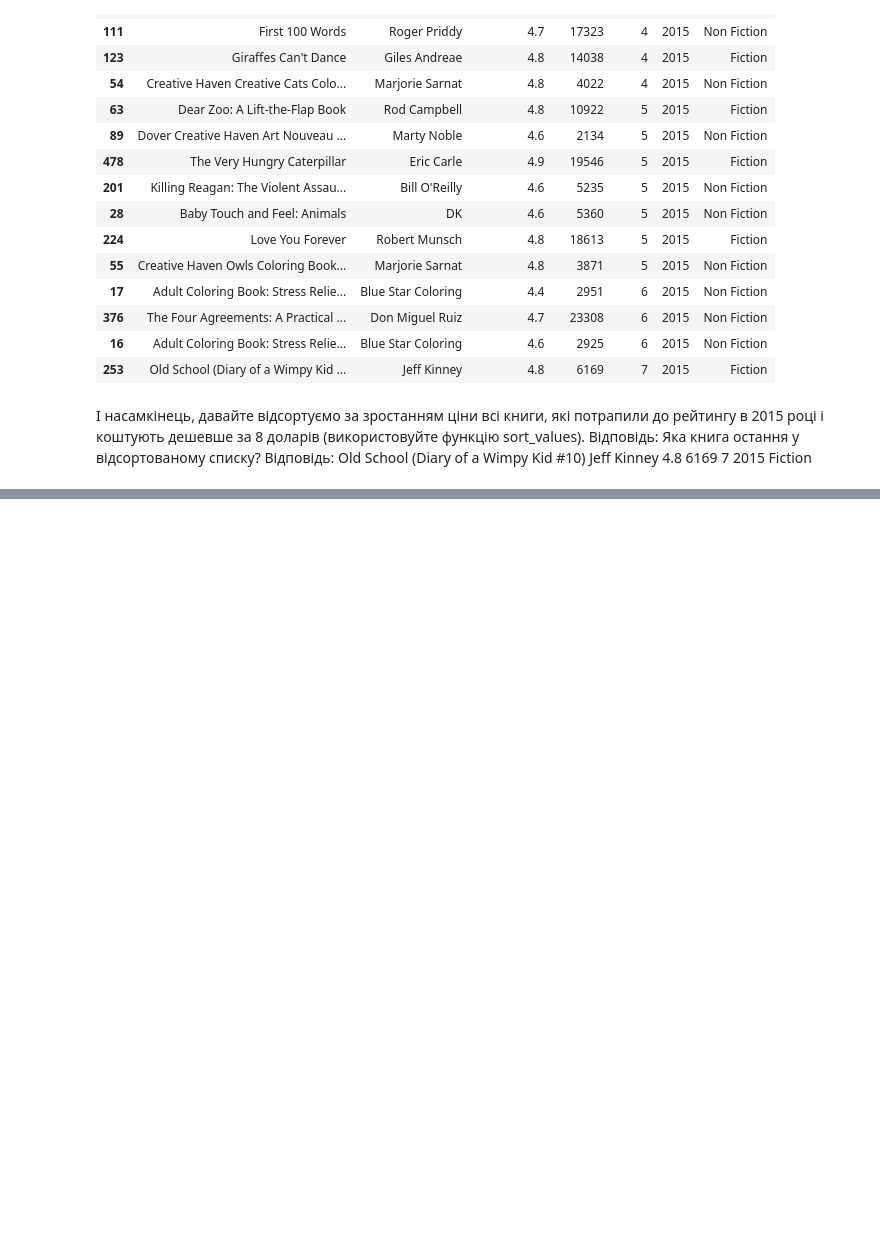
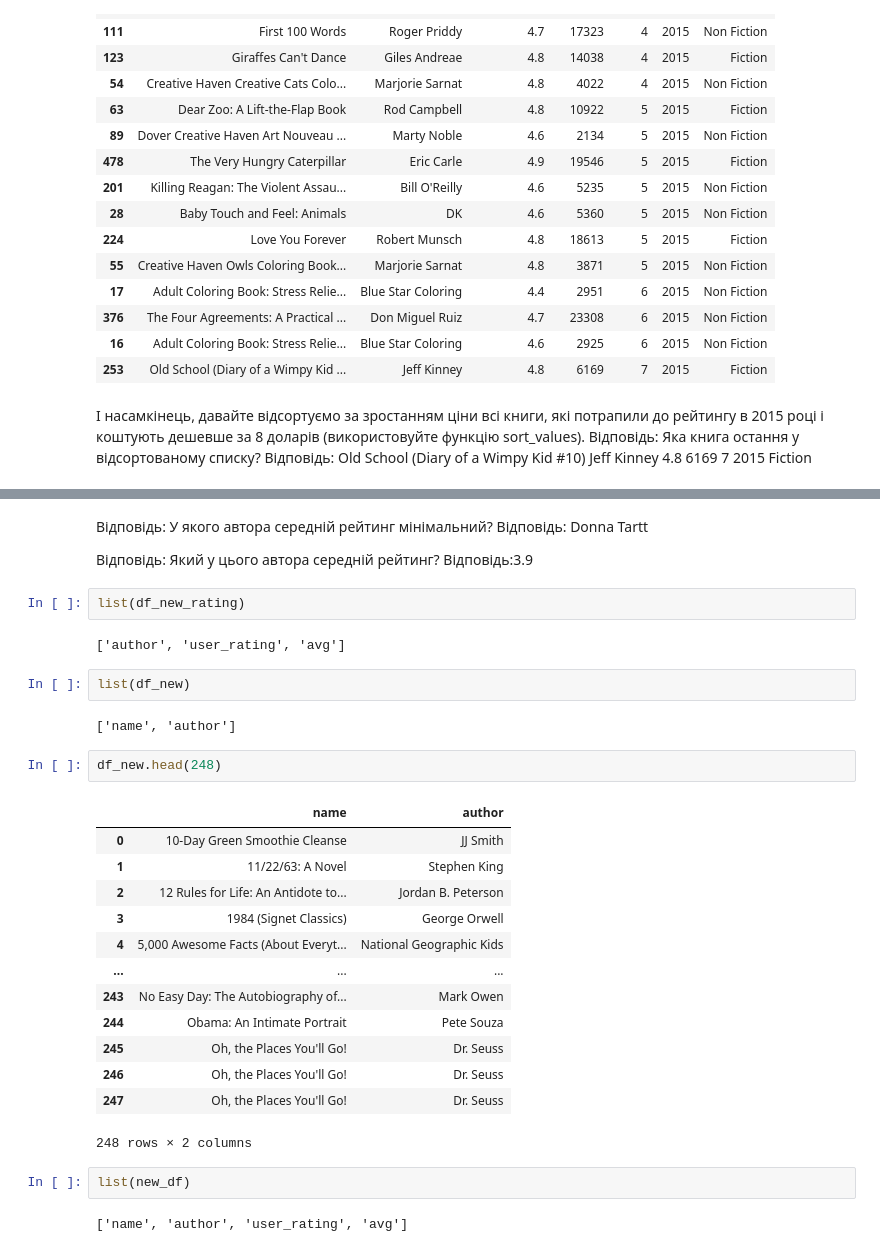
Before and after one commit to RostislavB74/DS_HW2, a Jupyter notebook: HW2_3.ipynb, the cells around one changed output, grey strips where cells are left out. Cells and saved outputs as stored; diff of their text form; blank space fills up the shorter version.

```diff
--- a/HW2_3.ipynb
+++ b/HW2_3.ipynb
@@ -256,0 +338,32 @@ Old School (Diary of a Wimpy Kid #10)	Jeff Kinney	4.8	6169	7	2015	Fiction
+# %% [markdown]
+Відповідь: У якого автора середній рейтинг мінімальний? Відповідь: Donna Tartt
+
+Відповідь: Який у цього автора середній рейтинг? Відповідь:3.9
+# %%
+list(df_new_rating)
+# %% [output]
+['author', 'user_rating', 'avg']
+# %%
+list(df_new)
+# %% [output]
+['name', 'author']
+# %%
+df_new.head(248)
+# %% [output]
+|  | name | author |
+| 0 | 10-Day Green Smoothie Cleanse | JJ Smith |
+| 1 | 11/22/63: A Novel | Stephen King |
+| 2 | 12 Rules for Life: An Antidote to... | Jordan B. Peterson |
+| 3 | 1984 (Signet Classics) | George Orwell |
+| 4 | 5,000 Awesome Facts (About Everyt... | National Geographic Kids |
+| ... | ... | ... |
+| 243 | No Easy Day: The Autobiography of... | Mark Owen |
+| 244 | Obama: An Intimate Portrait | Pete Souza |
+| 245 | Oh, the Places You'll Go! | Dr. Seuss |
+| 246 | Oh, the Places You'll Go! | Dr. Seuss |
+| 247 | Oh, the Places You'll Go! | Dr. Seuss |
+248 rows × 2 columns
+# %%
+list(new_df)
+# %% [output]
+['name', 'author', 'user_rating', 'avg']
```
Also changed, not shown: parts of 13 cells of this notebook.
